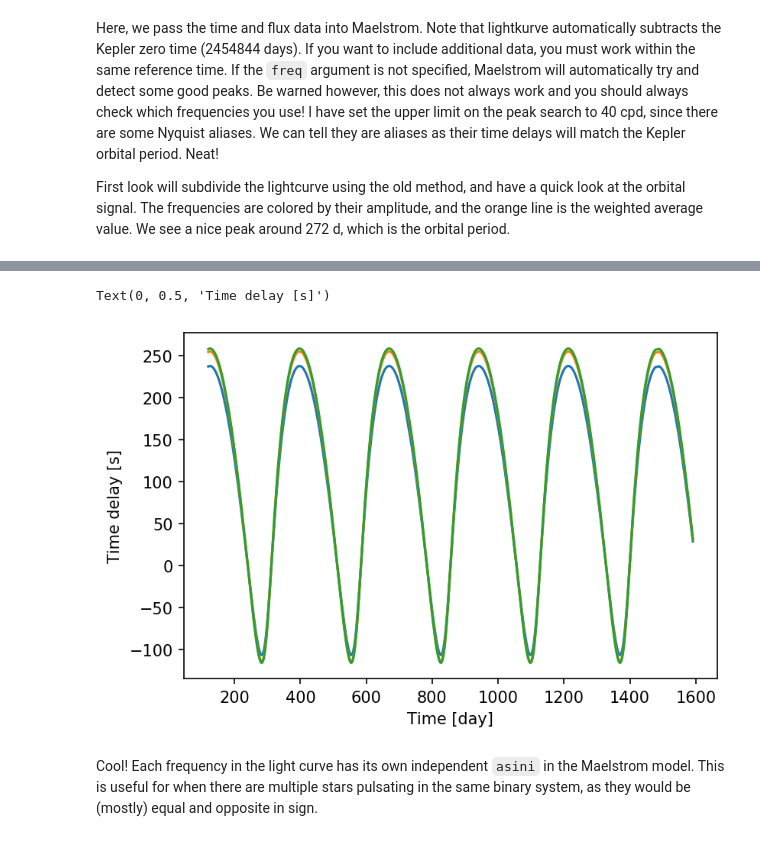
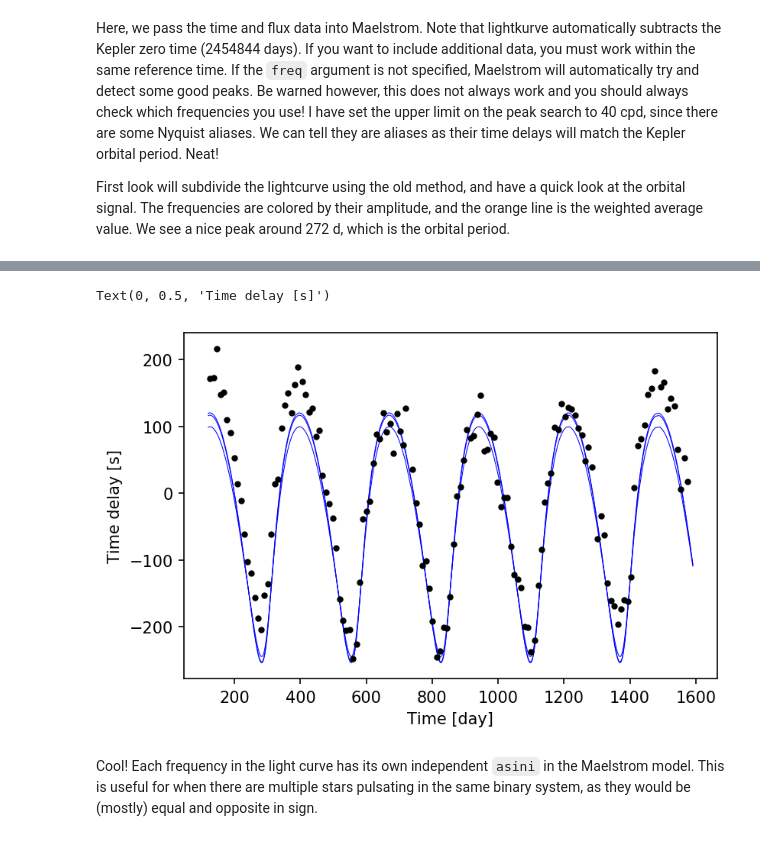
Before and after one commit to danhey/maelstrom, a Jupyter notebook: docs/notebooks/Getting started.ipynb, the cells around one changed output, grey strips where cells are left out. Saved outputs shown, nothing was run; the diff lists cells and outputs as text; code cells hidden in the pictures.

```diff
--- a/docs/notebooks/Getting started.ipynb
+++ b/docs/notebooks/Getting started.ipynb
@@ -17,7 +16,7 @@ import lightkurve as lk
 # %% [markdown]
 Let's download a nice star that has good time-delays -- KIC 9651065.
 # %%
-lc = lk.search_lightcurvefile('KIC 9651065', mission='Kepler').download_all().stitch().remove_nans()
+lc = lk.search_lightcurvefile('KIC 9651065', mission='Kepler').download_all().PDCSAP_FLUX.stitch().remove_nans()
 lc.plot()
 # %% [output]
 <matplotlib.axes._subplots.AxesSubplot at 0x...>
@@ -65,0 +73,3 @@ Let's see what the theoretical time delays look like
+# %%
+td_time, td_td = ms.get_time_delay()
+td_average = np.average(td_td, axis=-1, weights=ms.get_weights())
@@ -66,11 +78,13 @@ Let's see what the theoretical time delays look like
 # %%
 with ms:
-    plt.plot(ms.time, xo.eval_in_model(ms.tau, opt) * 86400)
+    model_td = xo.eval_in_model(ms.tau, opt) * 86400
+    plt.plot(ms.time, model_td - np.median(model_td), c='blue', linewidth=0.5)
+    plt.plot(td_time, td_average, '.k')
 
 plt.xlabel('Time [day]')
 plt.ylabel('Time delay [s]')
 # %% [output]
 Text(0, 0.5, 'Time delay [s]')
-[figure, old version]
+[figure, new version]
 # %% [markdown]
 Cool! Each frequency in the light curve has its own independent `asini` in the Maelstrom model. This is useful for when there are multiple stars pulsating in the same binary system, as they would be (mostly) equal and opposite in sign.
```
Also changed, not shown: parts of 17 cells of this notebook, 8 other files.
